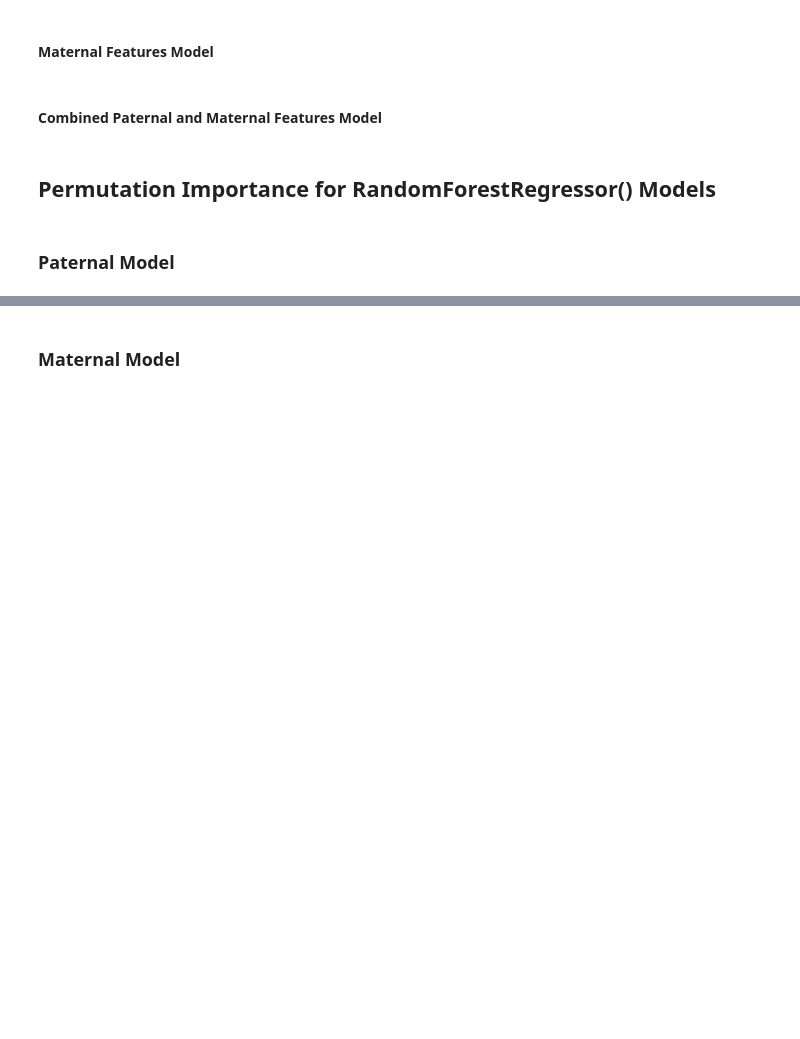
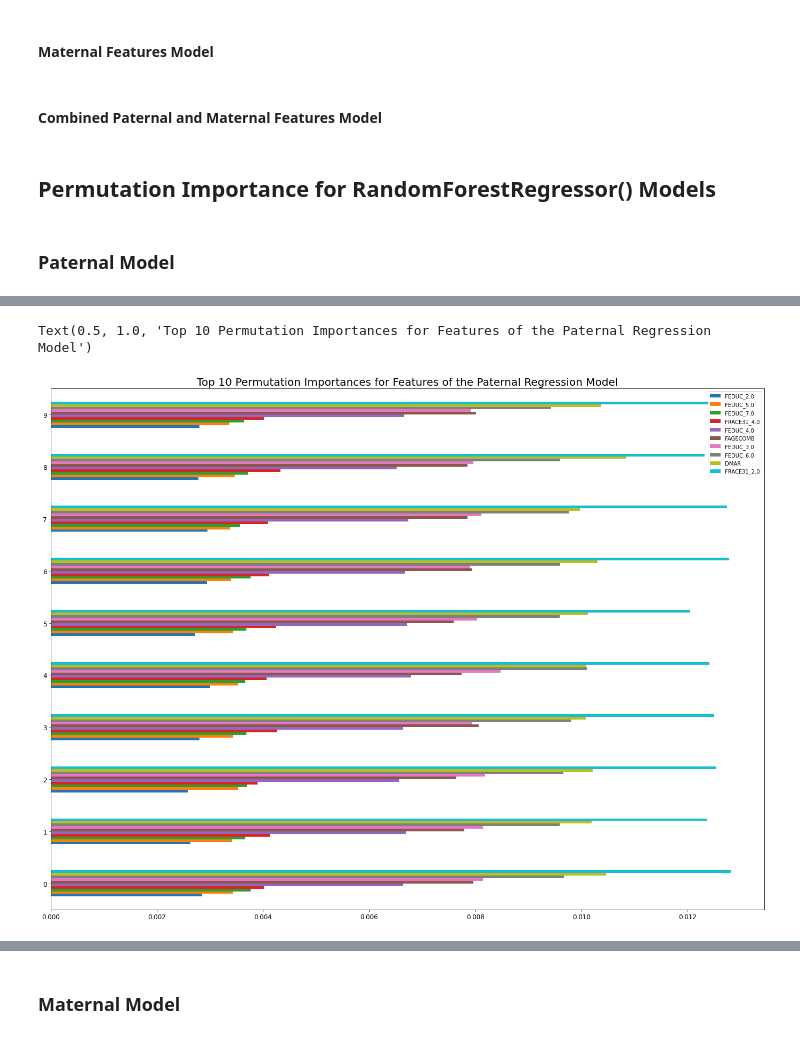
Before and after one commit to beckyeng226/CapstoneProject, a Jupyter notebook: Capstone_Project_Live_Birth_Data_Working_File_2_1_23.ipynb, the cells around one changed output, grey strips where cells are left out. Cells and saved outputs as stored; diff of their text form; code cells hidden in the pictures; blank space fills up the shorter version.

```diff
--- a/Capstone_Project_Live_Birth_Data_Working_File_2_1_23.ipynb
+++ b/Capstone_Project_Live_Birth_Data_Working_File_2_1_23.ipynb
@@ -1342,10 +1417,14 @@ optimal_rf_reg_combined.fit(X_combined_train, y_reg_train)
 r_reg_paternal = permutation_importance(optimal_rf_reg_paternal, X_paternal_test, y_reg_test, n_repeats=10, random_state=42)
 # %%
 joblib.dump(r_reg_paternal, 'pi_reg_paternal.pkl')
+# %%
+r_reg_paternal = joblib.load('pi_reg_paternal.pkl')
 # %%
 sorted_importances_idx_reg_paternal = r_reg_paternal.importances_mean.argsort()
 # %%
 importances_reg_paternal = pd.DataFrame(r_reg_paternal.importances[sorted_importances_idx_reg_paternal].T, columns=X_paternal_test.columns[sorted_importances_idx_reg_paternal])
+# %%
+top_importances_reg_paternal = pd.DataFrame(r_reg_paternal.importances[sorted_importances_idx_reg_paternal].T, columns=X_paternal_test.columns[sorted_importances_idx_reg_paternal]).iloc[:, -10:]
 # %%
 ax_reg_paternal = importances_reg_paternal.plot.barh(figsize=(24, 18))
 ax_reg_paternal.set_title('Permutation Importances for Features of the Paternal Regression Model')
@@ -1352,2 +1434,8 @@ ax_reg_paternal.set_title('Permutation Importances for Features of the Paternal
+# %%
+top_ax_reg_paternal = top_importances_reg_paternal.plot.barh(figsize=(24, 18))
+top_ax_reg_paternal.set_title('Top 10 Permutation Importances for Features of the Paternal Regression Model')
+# %% [output]
+Text(0.5, 1.0, 'Top 10 Permutation Importances for Features of the Paternal Regression Model')
+[figure, added]
 # %%
 r_reg_paternal.importances_mean
```
Also changed, not shown: parts of 65 cells of this notebook.
